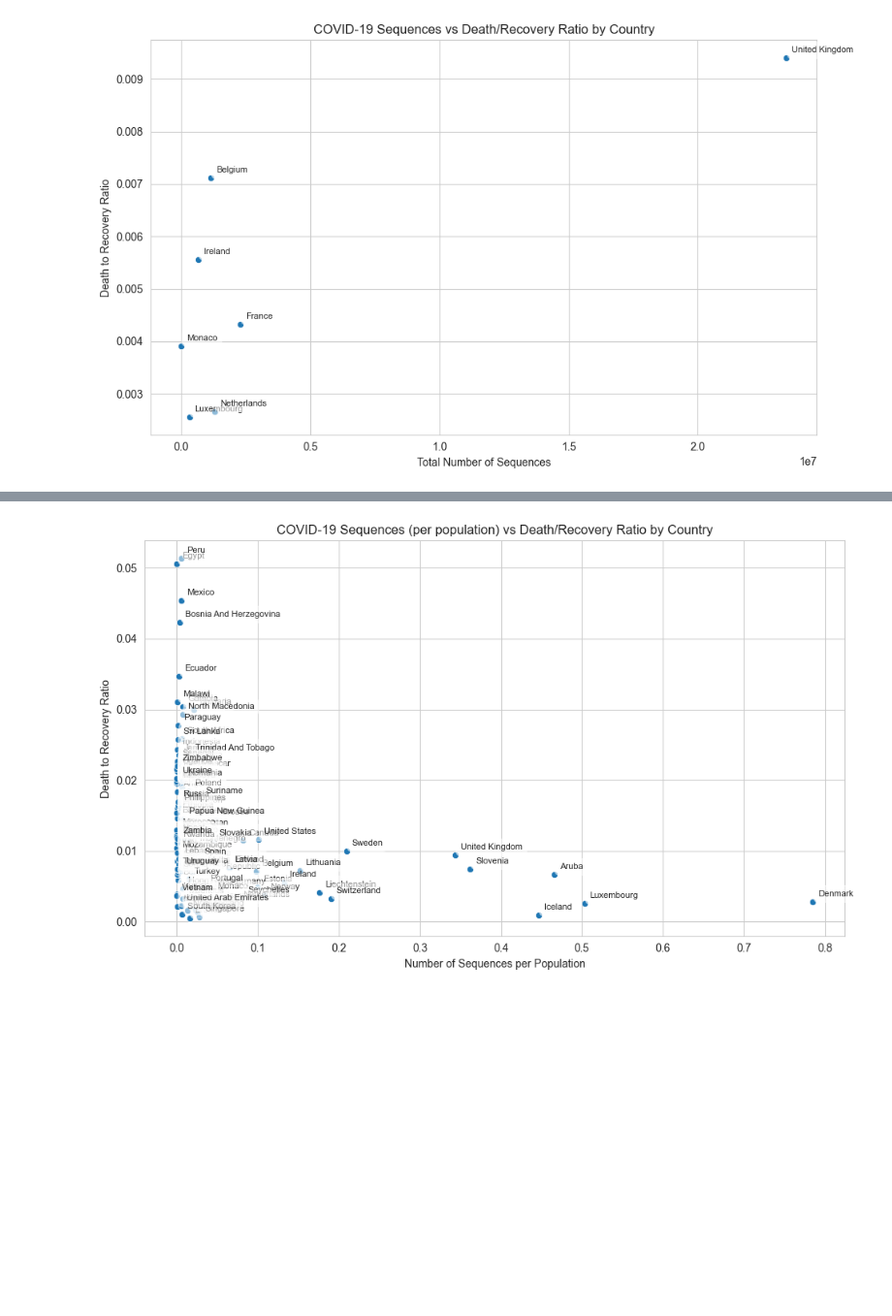
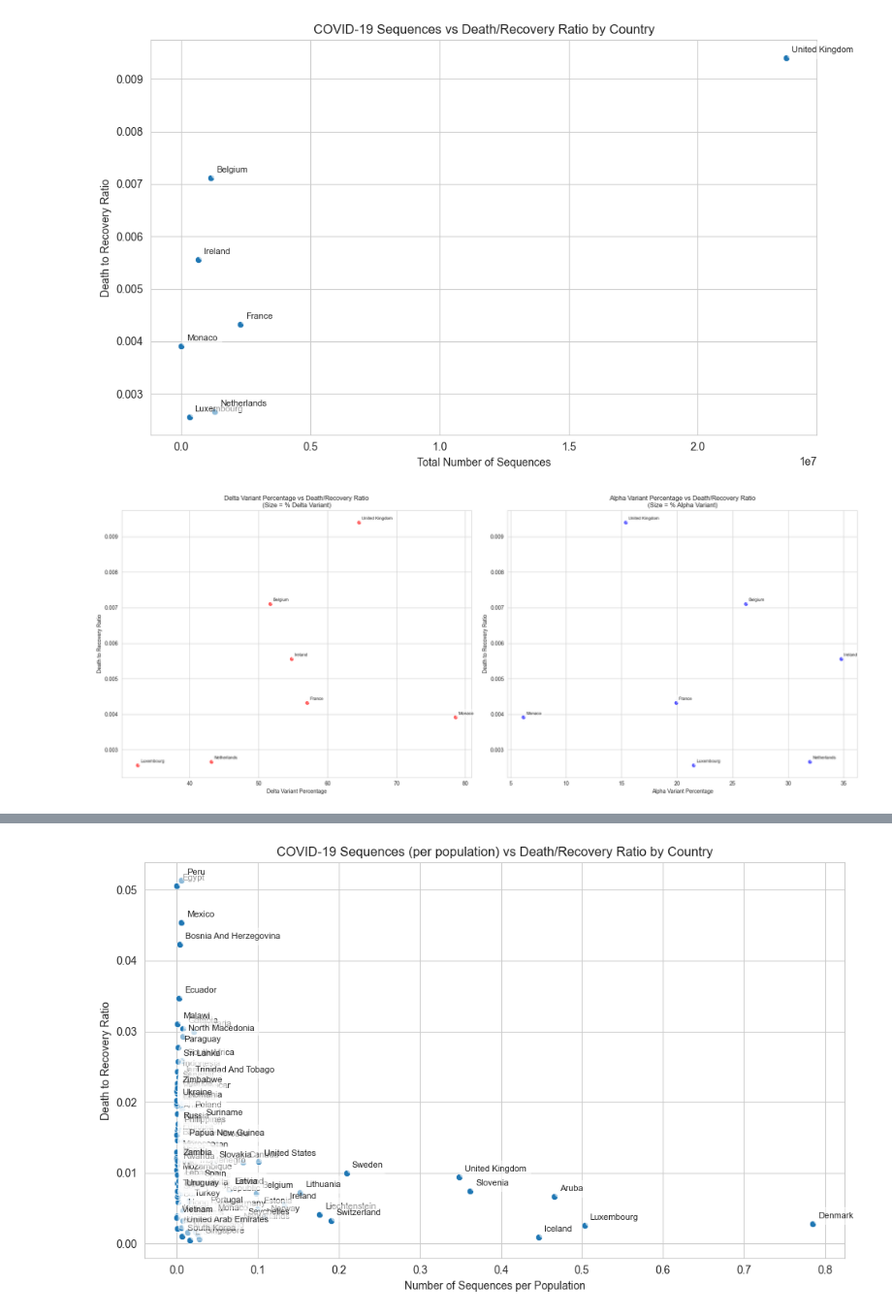
Before and after one commit to tangnatta/AUT461-Miniproject-2025, a Jupyter notebook: 2_2.ipynb, the cells around one changed output, grey strips where cells are left out. Shown at 97% size. Saved outputs shown, nothing was run; the diff lists cells and outputs as text; code cells hidden in the pictures; blank space fills up the shorter version.

```diff
--- a/2_2.ipynb
+++ b/2_2.ipynb
@@ -178,3 +178,90 @@ plt.tight_layout()
 plt.show()
 # %% [output]
 [figure]
+# %%
+# Calculate percentage of Delta and Alpha variants for each country
+delta_percentages = {}
+alpha_percentages = {}
+for country in countries:
+    df_country = covid19_variants_found[covid19_variants_found['country'] == country]
+
+    # Calculate total sequences for the country
+    total_sequences = df_country['number_of_sequences'].sum()
+
+    # Calculate Delta percentage
+    delta_sequences = df_country[df_country['variant'] == 'Delta']['number_of_sequences'].sum()
+    delta_percentages[country] = (delta_sequences / total_sequences * 100) if total_sequences > 0 else 0
+
+    # Calculate Alpha percentage
+    alpha_sequences = df_country[df_country['variant'] == 'Alpha']['number_of_sequences'].sum()
+    alpha_percentages[country] = (alpha_sequences / total_sequences * 100) if total_sequences > 0 else 0
+
+# Create figure with two subplots
+fig, (ax1, ax2) = plt.subplots(1, 2, figsize=(20, 8))
+
+# Create lists for plotting
+x_values_delta = []
+x_values_alpha = []
+y_values = []
+labels = []
+
+for country in countries:
+    df_country = covid19_variants_found[covid19_variants_found['country'] == country]
+
+    # Calculate total sequences for the country
+    total_sequences = df_country['number_of_sequences'].sum()
+
+    # Calculate Delta and Alpha percentages
+    delta_sequences = df_country[df_country['variant']
+                                 == 'Delta']['number_of_sequences'].sum()
+    alpha_sequences = df_country[df_country['variant']
+                                 == 'Alpha']['number_of_sequences'].sum()
+
+    delta_percentage = (delta_sequences / total_sequences *
+                        100) if total_sequences > 0 else 0
+    alpha_percentage = (alpha_sequences / total_sequences *
+                        100) if total_sequences > 0 else 0
+
+    if country in death_recovery['country'].values:
+        x_values_delta.append(delta_percentage)
+        x_values_alpha.append(alpha_percentage)
+        country_data = death_recovery[death_recovery['country'] == country]
+        if not country_data.empty:
+            y_values.append(country_data['death_to_recovery_ratio'].iloc[0])
+            labels.append(country)
+
+# Delta variant plot (in red)
+scatter1 = ax1.scatter(x_values_delta, y_values, alpha=0.6, color='red')
+ax1.set_xlabel('Delta Variant Percentage')
+ax1.set_ylabel('Death to Recovery Ratio')
+ax1.set_title(
+    'Delta Variant Percentage vs Death/Recovery Ratio\n(Size = % Delta Variant)')
+
+# Alpha variant plot (in blue)
+scatter2 = ax2.scatter(x_values_alpha, y_values, alpha=0.6, color='blue')
+ax2.set_xlabel('Alpha Variant Percentage')
+ax2.set_ylabel('Death to Recovery Ratio')
+ax2.set_title(
+    'Alpha Variant Percentage vs Death/Recovery Ratio\n(Size = % Alpha Variant)')
+
+# Add labels for each point in both plots
+for i, label in enumerate(labels):
+    ax1.annotate(label,
+                 (x_values_delta[i], y_values[i]),
+                 xytext=(5, 5),
+                 textcoords='offset points',
+                 bbox=dict(boxstyle='round,pad=0.5', fc='white', alpha=0.5),
+                 fontsize=8)
+    ax2.annotate(label,
+                 (x_values_alpha[i], y_values[i]),
+                 xytext=(5, 5),
+                 textcoords='offset points',
+                 bbox=dict(boxstyle='round,pad=0.5', fc='white', alpha=0.5),
+                 fontsize=8)
+
+# Add grid and style
+sns.set_style("whitegrid")
+plt.tight_layout()
+plt.show()
+# %% [output]
+[figure, added]
```
Also changed, not shown: parts of 4 cells of this notebook, 4 other files.
